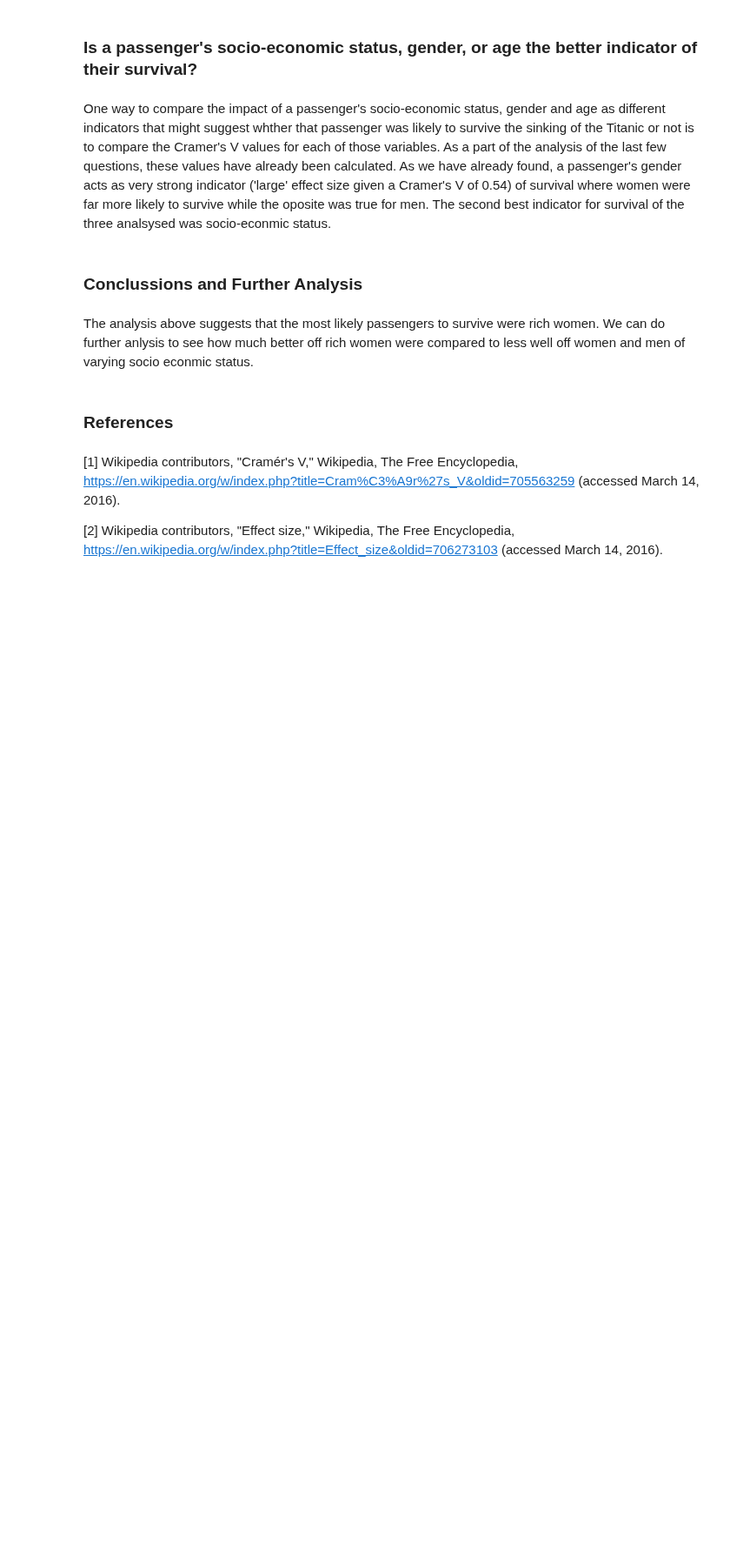
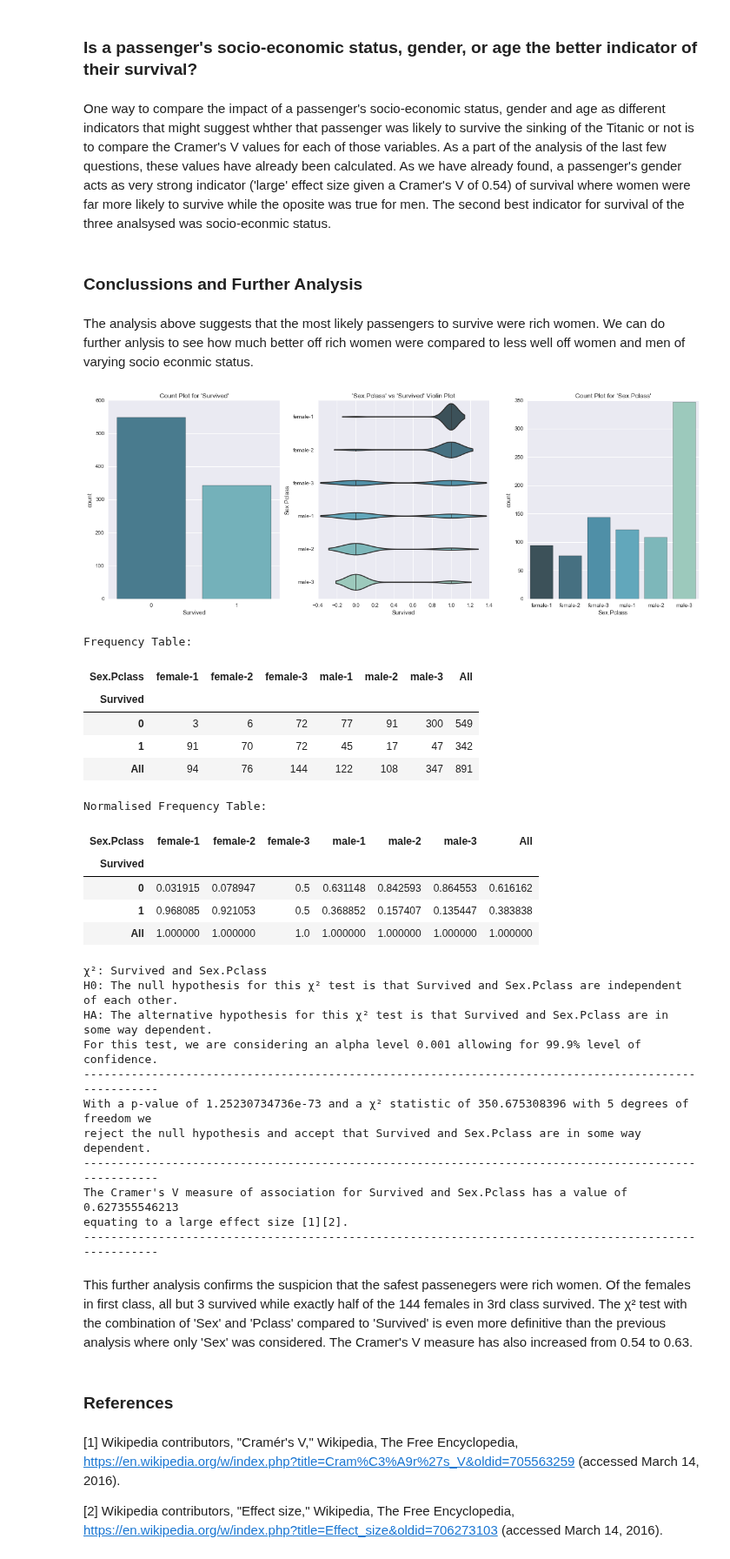
Before and after one commit to eminnett/da-nanodegree-investigate-a-dataset, a Jupyter notebook: investigating_the_titanic_dataset.ipynb, the cells around one changed output. Shown at 87% size. Saved outputs shown, nothing was run; the diff lists cells and outputs as text; code cells hidden in the pictures; blank space fills up the shorter version.

Commit message:
Added additional analysis to determine just how much more likely rich women were to survive than other groups. Improved the rendering of the plots by including tight_layout() on the plots.

```diff
--- a/investigating_the_titanic_dataset.ipynb
+++ b/investigating_the_titanic_dataset.ipynb
@@ -200,6 +200,7 @@ def visual_analysis_of_two_categorical_variables(var_a, var_b, df=mod_titanic_df
     sns.plt.subplot(1,3,3)
     sns.plt.title("Count Plot for '" + var_b + "'")
     sns.countplot(series_b, palette=colour_palette)
+    sns.plt.tight_layout()
     sns.plt.show()
 
 # TODO: Comment this function
@@ -552,3 +551,42 @@ The analysis above suggests that the most likely passengers to survive were rich
+# %%
+df_with_combined_sex_and_pclass = mod_titanic_df.copy()
+df_with_combined_sex_and_pclass['SexPclass'] = mod_titanic_df['Sex'] + "-" + mod_titanic_df['Pclass'].apply(str)
+visual_analysis_of_two_categorical_variables('Survived', 'SexPclass', df_with_combined_sex_and_pclass)
+
+print "Frequency Table:"
+display(table_of_frequencies('Survived', 'SexPclass', df_with_combined_sex_and_pclass, margins=True))
+
+print "Normalised Frequency Table:"
+display(table_of_frequencies('Survived', 'SexPclass', df_with_combined_sex_and_pclass, margins=True, normalise=True))
+
+chi_squared_and_carmers_v_anlysis('Survived', 'SexPclass', df_with_combined_sex_and_pclass)
+# %% [output]
+[figure, added]
+Frequency Table:
+| Sex.Pclass | female-1 | female-2 | female-3 | male-1 | male-2 | male-3 | All |
+| Survived |  |  |  |  |  |  |  |
+| 0 | 3 | 6 | 72 | 77 | 91 | 300 | 549 |
+| 1 | 91 | 70 | 72 | 45 | 17 | 47 | 342 |
+| All | 94 | 76 | 144 | 122 | 108 | 347 | 891 |
+Normalised Frequency Table:
+| Sex.Pclass | female-1 | female-2 | female-3 | male-1 | male-2 | male-3 | All |
+| Survived |  |  |  |  |  |  |  |
+| 0 | 0.031915 | 0.078947 | 0.5 | 0.631148 | 0.842593 | 0.864553 | 0.616162 |
+| 1 | 0.968085 | 0.921053 | 0.5 | 0.368852 | 0.157407 | 0.135447 | 0.383838 |
+| All | 1.000000 | 1.000000 | 1.0 | 1.000000 | 1.000000 | 1.000000 | 1.000000 |
+χ²: Survived and Sex.Pclass
+H0: The null hypothesis for this χ² test is that Survived and Sex.Pclass are independent of each other.
+HA: The alternative hypothesis for this χ² test is that Survived and Sex.Pclass are in some way dependent.
+For this test, we are considering an alpha level 0.001 allowing for 99.9% level of confidence.
+-----------------------------------------------------------------------------------------------------
+With a p-value of 1.25230734736e-73 and a χ² statistic of 350.675308396 with 5 degrees of freedom we
+reject the null hypothesis and accept that Survived and Sex.Pclass are in some way dependent.
+-----------------------------------------------------------------------------------------------------
+The Cramer's V measure of association for Survived and Sex.Pclass has a value of 0.627355546213
+equating to a large effect size [1][2].
+-----------------------------------------------------------------------------------------------------
+# %% [markdown]
+This further analysis confirms the suspicion that the safest passenegers were rich women. Of the females in first class, all but 3 survived while exactly half of the 144 females in 3rd class survived. The χ² test with the combination of 'Sex' and 'Pclass' compared to 'Survived' is even more definitive than the previous analysis where only 'Sex' was considered. The Cramer's V measure has also increased from 0.54 to 0.63.
 # %% [markdown]
 ### References
 # %% [markdown]
```
Also changed, not shown: parts of 1 cell of this notebook.
